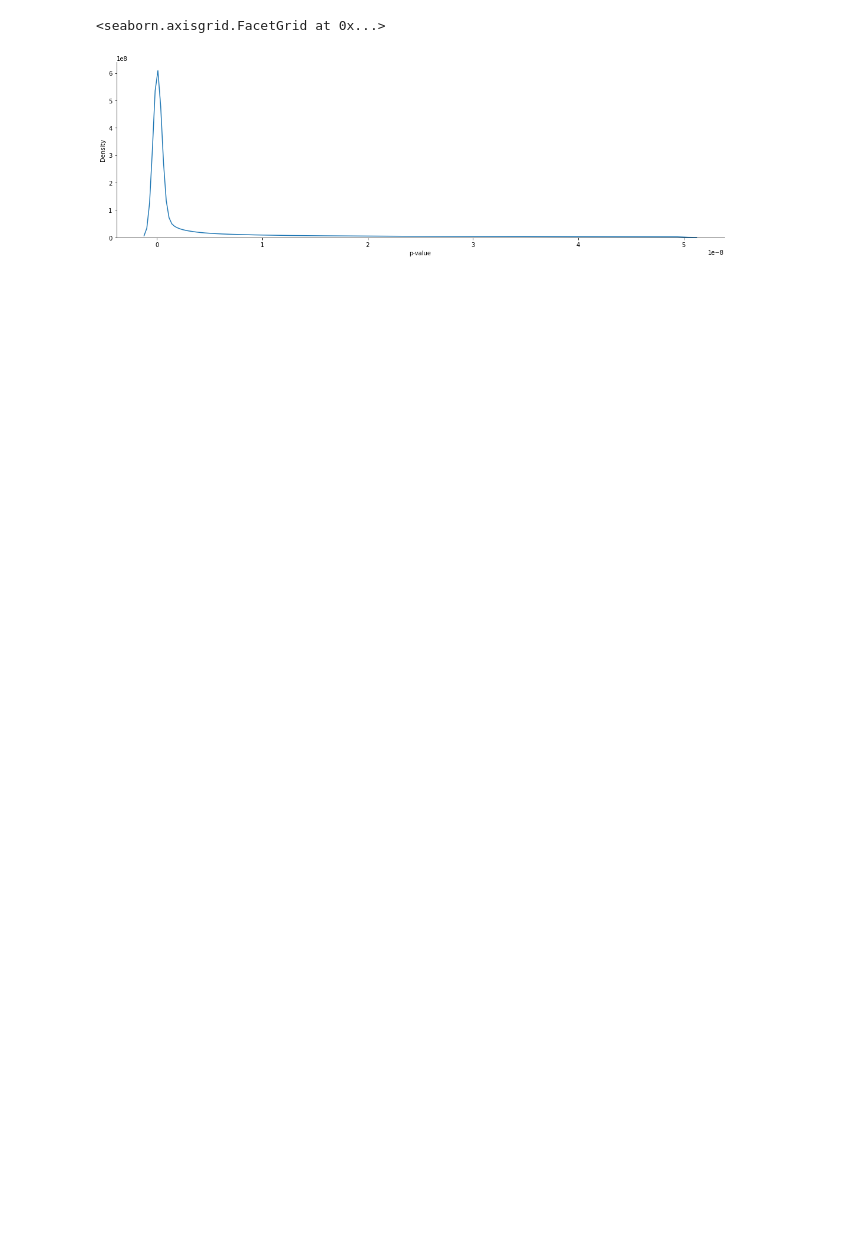
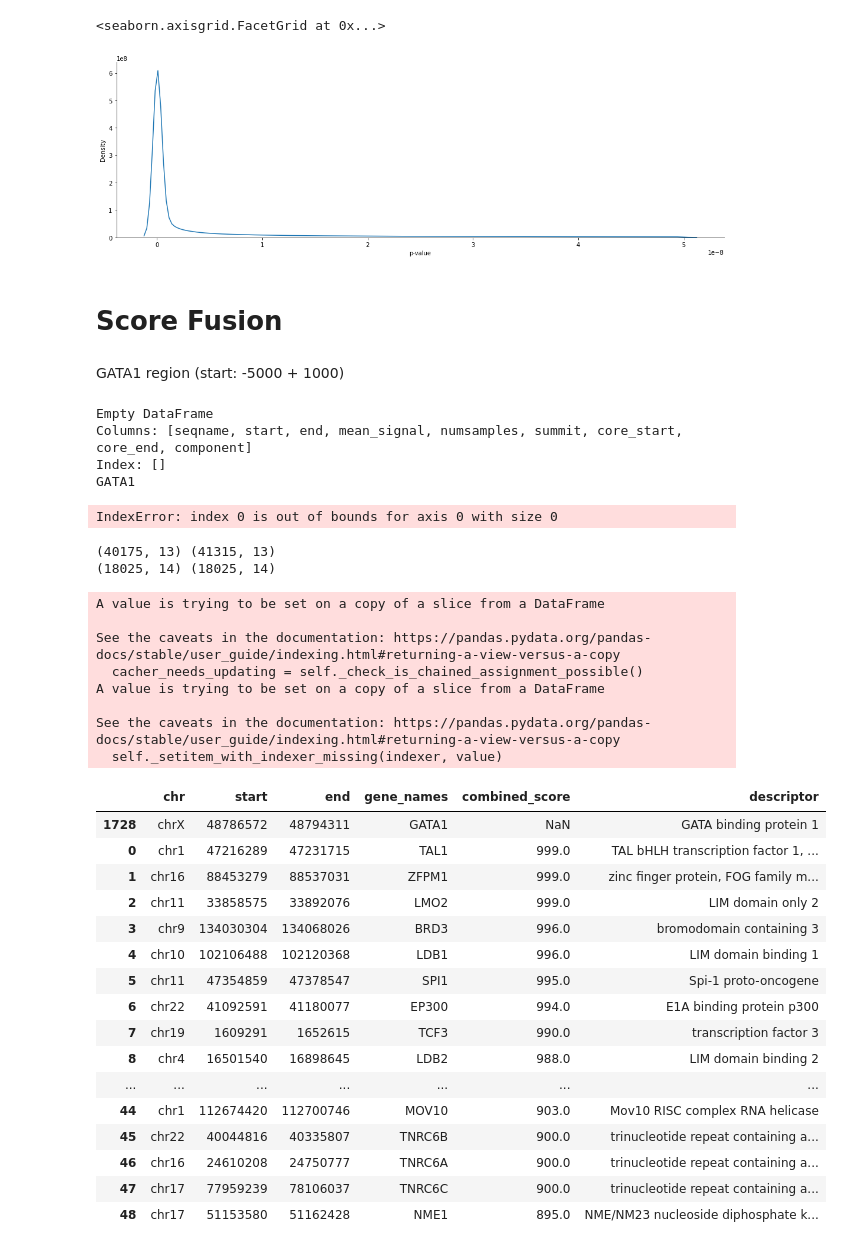
Before and after one commit to meuleman/gilbertAPI, a Jupyter notebook: externalresources/code/cross_category_scoring.ipynb, the cells around one changed output. Saved outputs shown, nothing was run; the diff lists cells and outputs as text; code cells hidden in the pictures; blank space fills up the shorter version.

```diff
--- a/externalresources/code/cross_category_scoring.ipynb
+++ b/externalresources/code/cross_category_scoring.ipynb
@@ -422,6 +404,9 @@ GATA1_up_coord_2 = 'chrX 48782500'
 # STRING
 hg38_gene_ranges_fn = open('../data/hg38_gene_ranges.pkl', "rb")
 hg38_gene_ranges = pickle.load(hg38_gene_ranges_fn)
+
+# def findWithinRegion_gene(start, stop):
+
 
 def findNearestGene(coord, gene_ranges):
     # Subset genes_df to just same chromosome
@@ -460,9 +445,15 @@ def getDHSRecommendations(closest_dhs):
         dist.append(jaccard(dhs_arr[closest_dhs_index], dhs_arr[i]))
     dist_df = pd.Series(dist, index=dhs_df.index)
     dist_sorted = dist_df.sort_values()
-    dist_0 = dist_sorted[dist_sorted==0]
+#     dist_0 = dist_sorted[dist_sorted==0]
 
-    return dist_sorted[:50]
+    dhs_recommendations = dist_sorted[:50]
+
+    dhs_metadata = pd.read_pickle('../data/dhs_metadata.pkl')
+    dhs_recommendations.name = 'percentile'
+    dhs_recommendations = pd.concat([dhs_metadata.loc[dhs_recommendations.index], dhs_recommendations], axis=1)
+
+    return dhs_recommendations
 
 def getGeneAssociations(closest_gene):
     hg38_protein_assoc_sub = pd.read_pickle('../data/hg38-protein-associations.pkl')
@@ -473,17 +464,20 @@ def getGeneAssociations(closest_gene):
     specific_gene_info = hg38_gene_df.loc[specific_gene_df['protein2_pref'].tolist()].reset_index()
     specific_gene_info = specific_gene_info.drop_duplicates('gene_names')
 
+
     gene_insert = hg38_gene_df.loc[closest_gene]
     gene_insert['gene_names'] = closest_gene
 
+    # Keep this line when commenting out the closest gene itself.
     specific_gene_info['combined_score'] = specific_gene_df['combined_score'].tolist()
     specific_gene_info = specific_gene_info.append(gene_insert)
 
     idx = [-1] + [i for i in range(len(specific_gene_info)-1)]
     specific_gene_info = specific_gene_info.reset_index().iloc[idx]
 
-    specific_gene_info = specific_gene_info[['chr', 'start', 'end', 'gene_names', 'combined_score', 'descriptor']][:10]
-    return specific_gene_info
+
+    specific_gene_info = specific_gene_info[['chr', 'start', 'end', 'gene_names', 'combined_score', 'descriptor']]
+    return specific_gene_info[:50]
 
 
 def getRecommendations(coord):
@@ -677,3 +665,7 @@ sns.displot(snp_df['p-value'], kind = 'kde', height=5, aspect=3)
 # %% [output]
 <seaborn.axisgrid.FacetGrid at 0x...>
 [figure]
+# %% [markdown]
+# Score Fusion
+# %% [markdown]
+GATA1 region (start: -5000 + 1000)
@@ -679,0 +678,48 @@ sns.displot(snp_df['p-value'], kind = 'kde', height=5, aspect=3)
+# %%
+dhs_list = findNearestDHS(start)
+gene_list = findNearestGene(start, hg38_gene_ranges)
+print(dhs_list)
+print(gene_list)
+# %% [output]
+Empty DataFrame
+Columns: [seqname, start, end, mean_signal, numsamples, summit, core_start, core_end, component]
+Index: []
+GATA1
+# %%
+print(dhs_list.index[0])
+dhs_recommendations = getDHSRecommendations(dhs_list.index[0])
+
+dhs_recommendations
+# %% [output]
+IndexError: index 0 is out of bounds for axis 0 with size 0
+# %%
+gene_associations = getGeneAssociations(gene_list)
+gene_associations
+# %% [output]
+(40175, 13) (41315, 13)
+(18025, 14) (18025, 14)
+A value is trying to be set on a copy of a slice from a DataFrame
+
+See the caveats in the documentation: https://pandas.pydata.org/pandas-docs/stable/user_guide/indexing.html#returning-a-view-versus-a-copy
+  cacher_needs_updating = self._check_is_chained_assignment_possible()
+A value is trying to be set on a copy of a slice from a DataFrame
+
+See the caveats in the documentation: https://pandas.pydata.org/pandas-docs/stable/user_guide/indexing.html#returning-a-view-versus-a-copy
+  self._setitem_with_indexer_missing(indexer, value)
+|  | chr | start | end | gene_names | combined_score | descriptor |
+| 1728 | chrX | 48786572 | 48794311 | GATA1 | NaN | GATA binding protein 1 |
+| 0 | chr1 | 47216289 | 47231715 | TAL1 | 999.0 | TAL bHLH transcription factor 1, ... |
+| 1 | chr16 | 88453279 | 88537031 | ZFPM1 | 999.0 | zinc finger protein, FOG family m... |
+| 2 | chr11 | 33858575 | 33892076 | LMO2 | 999.0 | LIM domain only 2 |
+| 3 | chr9 | 134030304 | 134068026 | BRD3 | 996.0 | bromodomain containing 3 |
+| 4 | chr10 | 102106488 | 102120368 | LDB1 | 996.0 | LIM domain binding 1 |
+| 5 | chr11 | 47354859 | 47378547 | SPI1 | 995.0 | Spi-1 proto-oncogene |
+| 6 | chr22 | 41092591 | 41180077 | EP300 | 994.0 | E1A binding protein p300 |
+| 7 | chr19 | 1609291 | 1652615 | TCF3 | 990.0 | transcription factor 3 |
+| 8 | chr4 | 16501540 | 16898645 | LDB2 | 988.0 | LIM domain binding 2 |
+| ... | ... | ... | ... | ... | ... | ... |
+| 44 | chr1 | 112674420 | 112700746 | MOV10 | 903.0 | Mov10 RISC complex RNA helicase |
+| 45 | chr22 | 40044816 | 40335807 | TNRC6B | 900.0 | trinucleotide repeat containing a... |
+| 46 | chr16 | 24610208 | 24750777 | TNRC6A | 900.0 | trinucleotide repeat containing a... |
+| 47 | chr17 | 77959239 | 78106037 | TNRC6C | 900.0 | trinucleotide repeat containing a... |
+| 48 | chr17 | 51153580 | 51162428 | NME1 | 895.0 | NME/NM23 nucleoside diphosphate k... |
```
Also changed, not shown: parts of 16 cells of this notebook.
